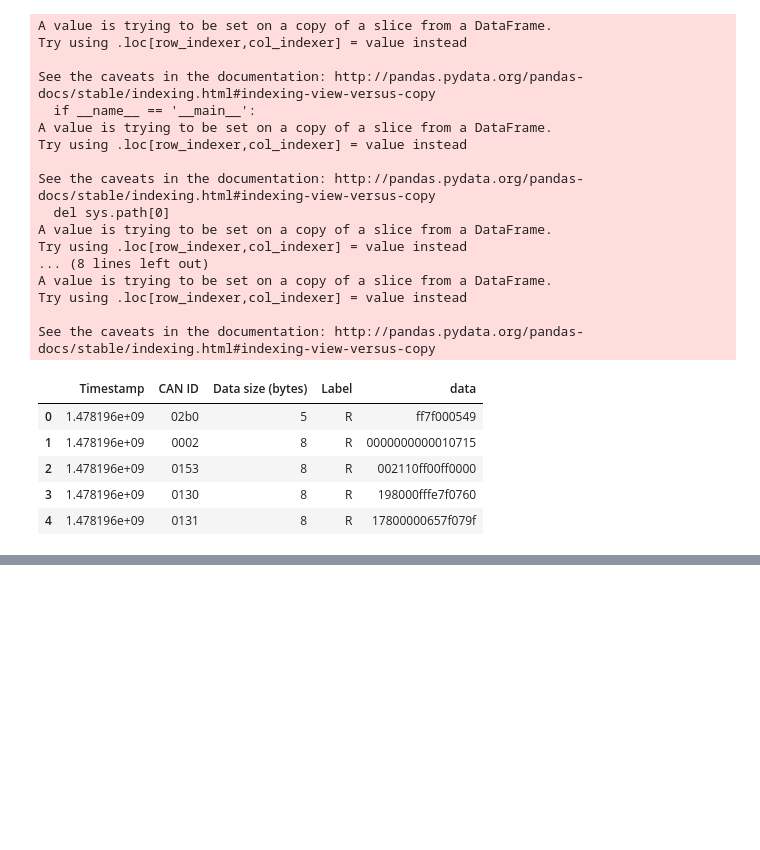
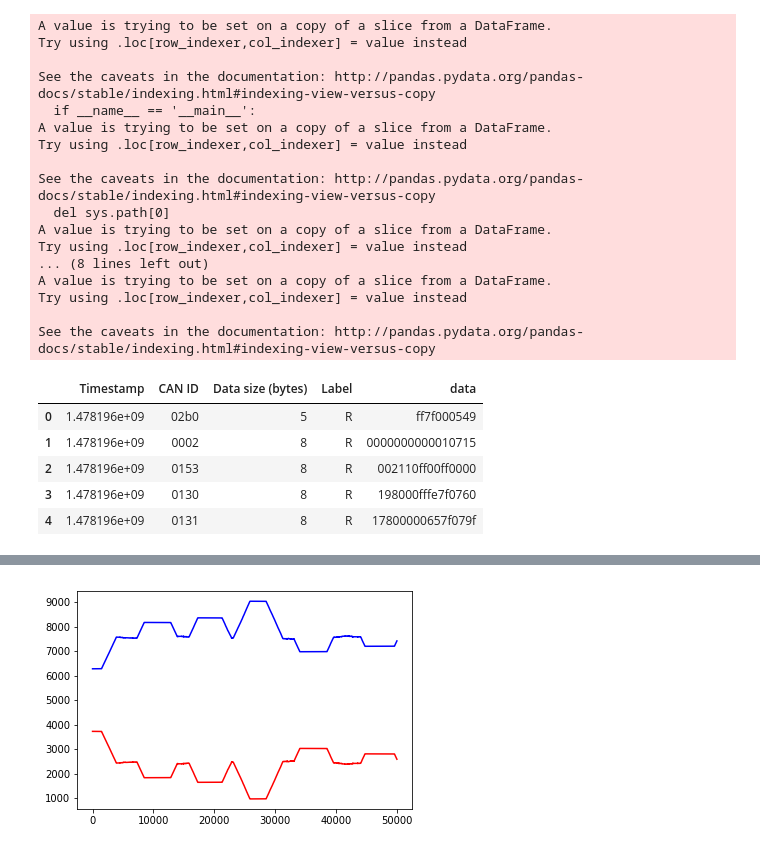
Before and after one commit to NaidaTania/ML-Test, a Jupyter notebook: Hacking dataset - latest.ipynb, the cells around one changed output, grey strips where cells are left out. Saved outputs shown, nothing was run; the diff lists cells and outputs as text; code cells hidden in the pictures; blank space fills up the shorter version.

```diff
--- a/Hacking dataset - latest.ipynb
+++ b/Hacking dataset - latest.ipynb
@@ -1359,12 +265,0 @@ def generateScheme(df, p_color="red",n_color="#D3E8B0"):
-# %%
-def plot(df,key_x,key_y,scheme,zoom_x=[],zoom_y=[]):
-    plt.figure(figsize=(10,10))
-    plt.scatter(df[key_x],df[key_y],alpha=0.3,c=scheme[0],s=scheme[1])
-    plt.title('{} vs {}'.format(key_x,key_y))
-    plt.xlabel(key_x)
-    plt.ylabel(key_y)
-    if len(zoom_x) > 0:
-        plt.xlim(zoom_x[0], zoom_x[1])
-    if len(zoom_y) > 0:
-        plt.ylim(zoom_y[0], zoom_y[1])
-    plt.show()
@@ -1724,8 +265,0 @@ temp_df.head()
-# %%
-# Add label to the data
-dos_df.columns = ["Timestamp","CAN ID","Data size (bytes)","[P","a","Y","L","O","A","D","data]","Label"]
-# Splitting the 2 bytes and 8 bytes data
-twob_dos_df = dos_df[dos_df["Label"].isnull()]
-eightb_dos_df = dos_df[dos_df["Label"].isnull()  == False]
-# Combine payload
-eightb_dos_df["data"] = eightb_dos_df['[P'] + eightb_dos_df["a"] + eightb_dos_df["Y"] + eightb_dos_df["L"]  + eightb_dos_df["O"]  + eightb_dos_df["A"]  + eightb_dos_df["D"]  + eightb_dos_df["data]"]
@@ -1807,0 +272,6 @@ rpm_df[rpm_df['R'] == "T"].head()
+# %%
+#Resets the CAN-ID that were transformed into integer above
+dos_formatted['CAN ID'] = dos_df['CAN ID']
+rpm_formatted['CAN ID'] = rpm_df['CAN ID']
+fuzzy_formatted['CAN ID'] = fuzzy_df['CAN ID']
+gear_formatted['CAN ID'] = gear_df['CAN ID']
@@ -1807,0 +313,19 @@ rpm_df[rpm_df['R'] == "T"].head()
+# %%
+#Plotting graph of T and R rate in original dataset to narrow down index choices (minimize computation time)
+#50k at a time also to minimize computation time and chance for computer to freeze :(
+ori_t = []
+ori_r = []
+idx = []
+for x in range(0,50000):
+    idx.append(x)
+    sub_df = dos_formatted.iloc[x:x+10000]
+    ori_T_count = sub_df[sub_df['Label'] == "T"].shape[0]
+    ori_t.append(ori_T_count)
+    ori_R_count = sub_df[sub_df['Label'] == "R"].shape[0]
+    ori_r.append(ori_R_count)
+# %%
+plt. plot(idx, ori_t, label = "true", color="red")
+plt. plot(idx, ori_r, label = "regular",color="blue")
+plt.show()
+# %% [output]
+[figure, added]
```
Also changed, not shown: parts of 240 cells of this notebook.
